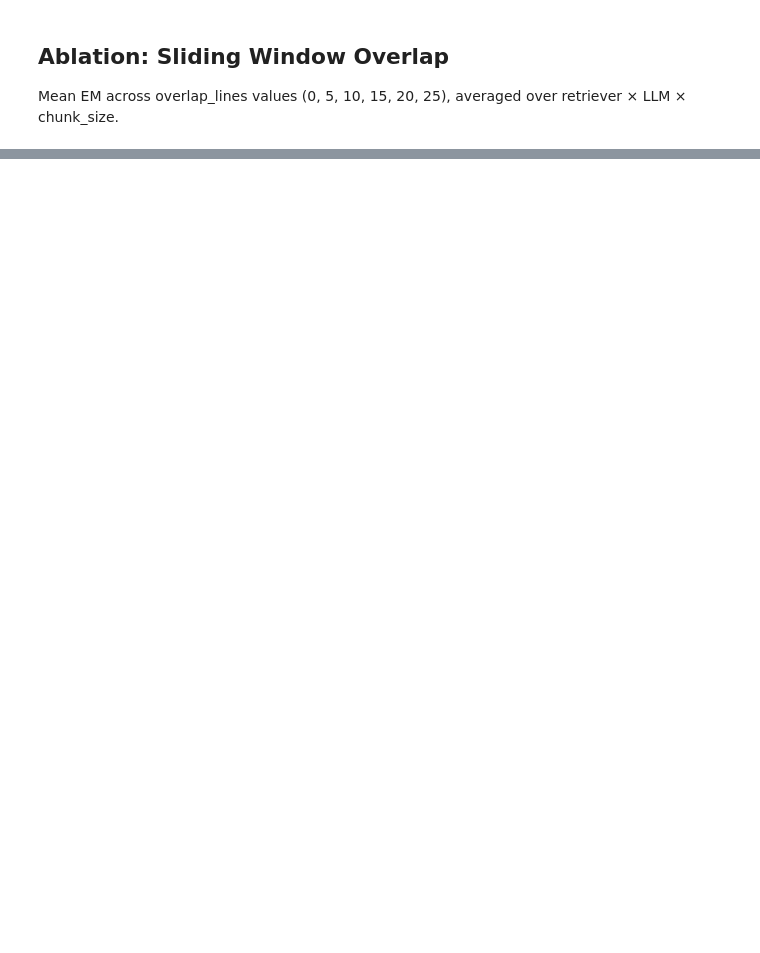
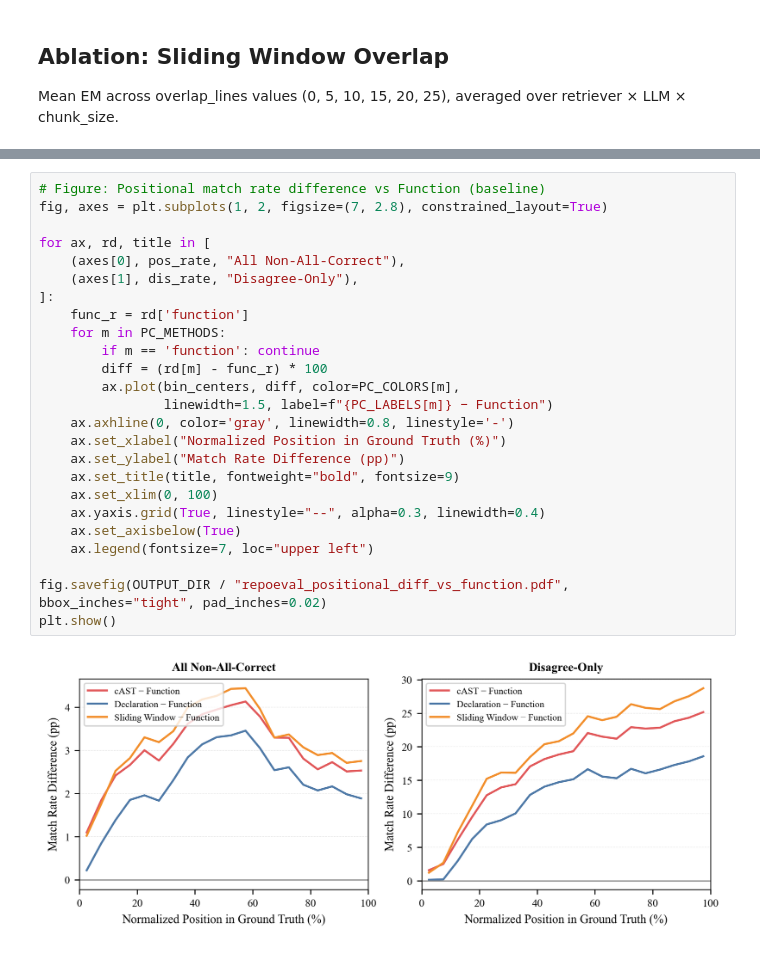
Before and after one commit to Si1w/chunk, a Jupyter notebook: eval/figure/repoeval_figures.ipynb, the cells around one changed output, grey strips where cells are left out. Saved outputs shown, nothing was run; the diff lists cells and outputs as text; blank space fills up the shorter version.

```diff
--- a/eval/figure/repoeval_figures.ipynb
+++ b/eval/figure/repoeval_figures.ipynb
@@ -554,0 +896,27 @@ print(abl_summary.to_string(index=False))
+# %%
+# Figure: Positional match rate difference vs Function (baseline)
+fig, axes = plt.subplots(1, 2, figsize=(7, 2.8), constrained_layout=True)
+
+for ax, rd, title in [
+    (axes[0], pos_rate, "All Non-All-Correct"),
+    (axes[1], dis_rate, "Disagree-Only"),
+]:
+    func_r = rd['function']
+    for m in PC_METHODS:
+        if m == 'function': continue
+        diff = (rd[m] - func_r) * 100
+        ax.plot(bin_centers, diff, color=PC_COLORS[m],
+                linewidth=1.5, label=f"{PC_LABELS[m]} − Function")
+    ax.axhline(0, color='gray', linewidth=0.8, linestyle='-')
+    ax.set_xlabel("Normalized Position in Ground Truth (%)")
+    ax.set_ylabel("Match Rate Difference (pp)")
+    ax.set_title(title, fontweight="bold", fontsize=9)
+    ax.set_xlim(0, 100)
+    ax.yaxis.grid(True, linestyle="--", alpha=0.3, linewidth=0.4)
+    ax.set_axisbelow(True)
+    ax.legend(fontsize=7, loc="upper left")
+
+fig.savefig(OUTPUT_DIR / "repoeval_positional_diff_vs_function.pdf", bbox_inches="tight", pad_inches=0.02)
+plt.show()
+# %% [output]
+[figure, added]
```
Also changed, not shown: parts of 17 cells of this notebook, 35 other files.
